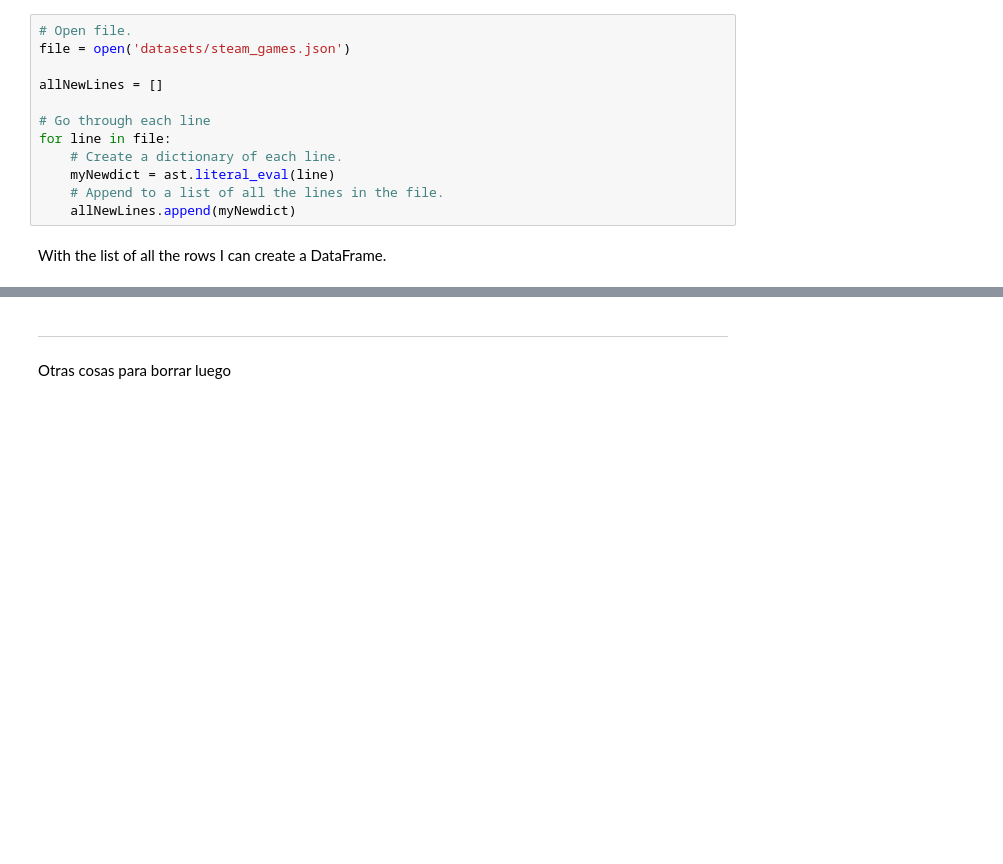
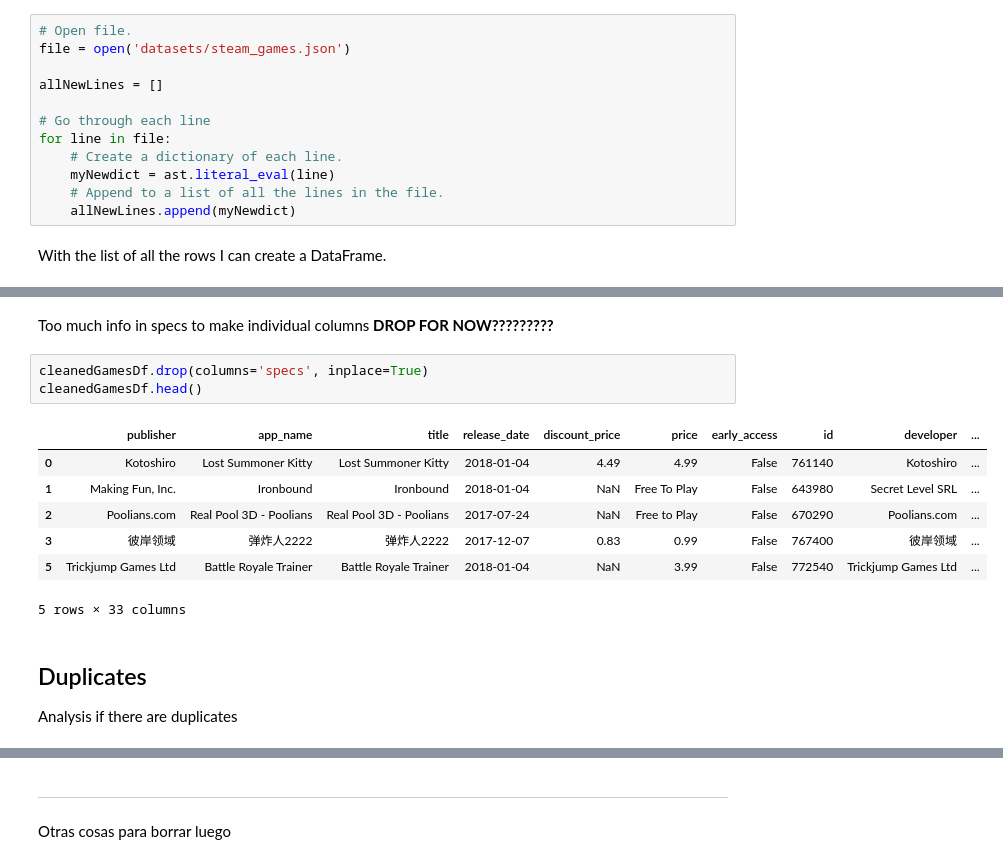
Before and after one commit to SebastianBesio/PI_ML_OPS, a Jupyter notebook: 1_EDA.ipynb, the cells around one changed output, grey strips where cells are left out. Saved outputs shown, nothing was run; the diff lists cells and outputs as text; blank space fills up the shorter version.

```diff
--- a/1_EDA.ipynb
+++ b/1_EDA.ipynb
@@ -231,0 +203,17 @@ TypeError: unhashable type: 'list'
+# %% [markdown]
+Too much info in specs to make individual columns  **DROP FOR NOW?????????**
+# %%
+cleanedGamesDf.drop(columns='specs', inplace=True)
+cleanedGamesDf.head()
+# %% [output]
+|  | publisher | app_name | title | release_date | discount_price | price | early_access | id | developer | ... |
+| 0 | Kotoshiro | Lost Summoner Kitty | Lost Summoner Kitty | 2018-01-04 | 4.49 | 4.99 | False | 761140 | Kotoshiro | ... |
+| 1 | Making Fun, Inc. | Ironbound | Ironbound | 2018-01-04 | NaN | Free To Play | False | 643980 | Secret Level SRL | ... |
+| 2 | Poolians.com | Real Pool 3D - Poolians | Real Pool 3D - Poolians | 2017-07-24 | NaN | Free to Play | False | 670290 | Poolians.com | ... |
+| 3 | 彼岸领域 | 弹炸人2222 | 弹炸人2222 | 2017-12-07 | 0.83 | 0.99 | False | 767400 | 彼岸领域 | ... |
+| 5 | Trickjump Games Ltd | Battle Royale Trainer | Battle Royale Trainer | 2018-01-04 | NaN | 3.99 | False | 772540 | Trickjump Games Ltd | ... |
+5 rows × 33 columns
+# %% [markdown]
+## Duplicates
+
+Analysis if there are duplicates
```
Also changed, not shown: parts of 86 cells of this notebook.
